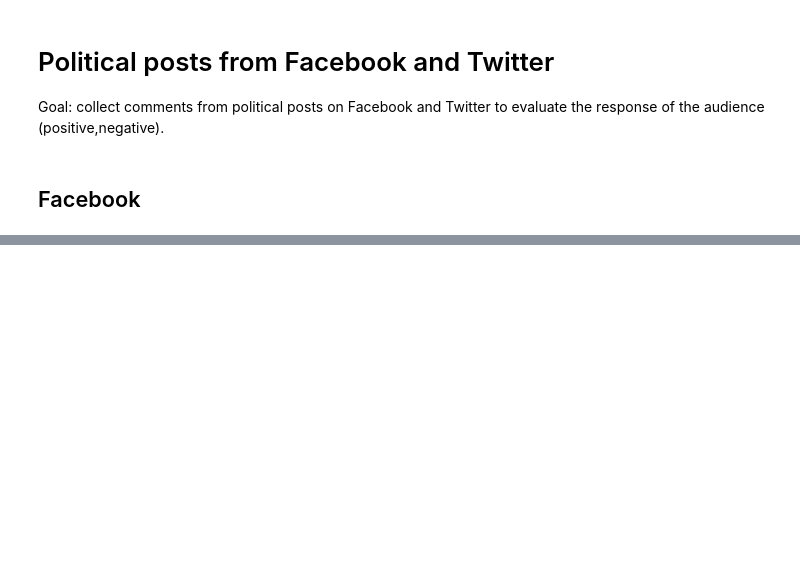
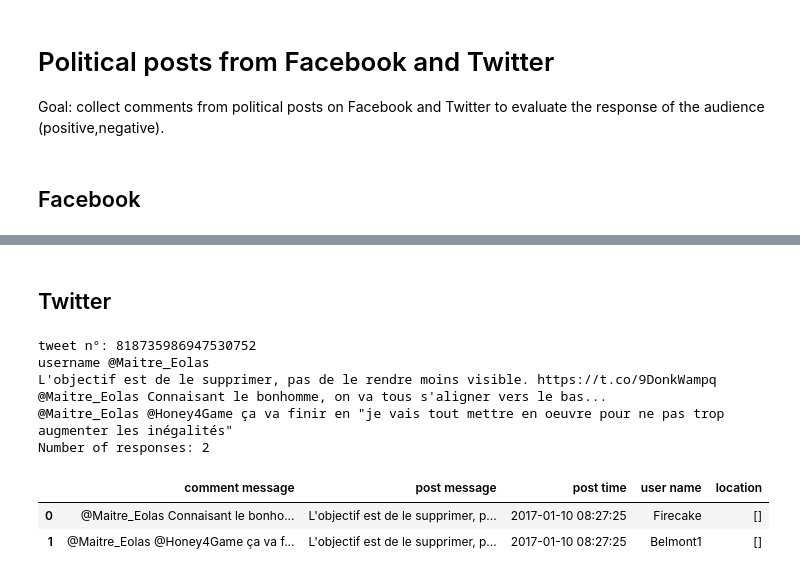
Before and after one commit to meryemwehbe/NTDS_Project, a Jupyter notebook: myProject.ipynb, the cells around one changed output, grey strips where cells are left out. Cells and saved outputs as stored; diff of their text form; code cells hidden in the pictures; blank space fills up the shorter version.

```diff
--- a/myProject.ipynb
+++ b/myProject.ipynb
@@ -992,0 +1053,2 @@ fb[:]
+# %% [markdown]
+## Twitter
@@ -992,0 +1103,53 @@ fb[:]
+# %%
+def tweetReactions(tweetId):
+    tw = pd.DataFrame(columns=['comment message', 'post message', 'post time', 'user name','location']) #'age', 'gender','location','political','religion','education'])
+    serie={'comment message':[],'post message':[],'post time':[],'user name':[],'location':[]}# 'age':[], 'gender':[],'location':[],'political':[],'religion':[],'education':[]};
+
+    tweet=api.get_status(tweetId)
+
+    print("tweet n°:",tweetId)
+
+    username= tweet.user.screen_name
+    user_name="@" + username
+    print("username", user_name)
+    print(tweet.text)
+
+    searched_tweets = api.search(user_name,since_id=tweet.id_str)
+    #print(searched_tweets)
+
+    serie['post message']=tweet.text
+    serie['post time']=tweet.created_at
+
+    j=0
+    for answer_tweet in searched_tweets:
+        #print(answer_tweet.text)
+        if (answer_tweet.in_reply_to_status_id == tweetId):
+            j=j+1
+            print(answer_tweet.text)
+            serie['comment message']= answer_tweet.text
+            serie['user name']=answer_tweet.user.name
+            #lat = api.get_status(answer_tweet.id).lat
+            #long = answer_tweet.long
+            #serie['location']=[lat, long]
+            tw = tw.append(serie, ignore_index=True)
+
+    print("Number of responses:", j)
+    if(j==0):
+        tw = tw.append(serie, ignore_index=True)
+    tw['comment message'] = tw['comment message'].astype(str)
+    tw['post message'] = tw['post message'].astype(str)
+
+    return(tw)
+# %%
+tw = tweetReactions(tweetId)
+tw[:]
+# %% [output]
+tweet n°: 818735986947530752
+username @Maitre_Eolas
+L'objectif est de le supprimer, pas de le rendre moins visible. https://t.co/9DonkWampq
+@Maitre_Eolas Connaisant le bonhomme, on va tous s'aligner vers le bas...
+@Maitre_Eolas @Honey4Game ça va finir en "je vais tout mettre en oeuvre pour ne pas trop augmenter les inégalités"
+Number of responses: 2
+|  | comment message | post message | post time | user name | location |
+| 0 | @Maitre_Eolas Connaisant le bonho... | L'objectif est de le supprimer, p... | 2017-01-10 08:27:25 | Firecake | [] |
+| 1 | @Maitre_Eolas @Honey4Game ça va f... | L'objectif est de le supprimer, p... | 2017-01-10 08:27:25 | Belmont1 | [] |
```
Also changed, not shown: parts of 13 cells of this notebook, 1 other file.
